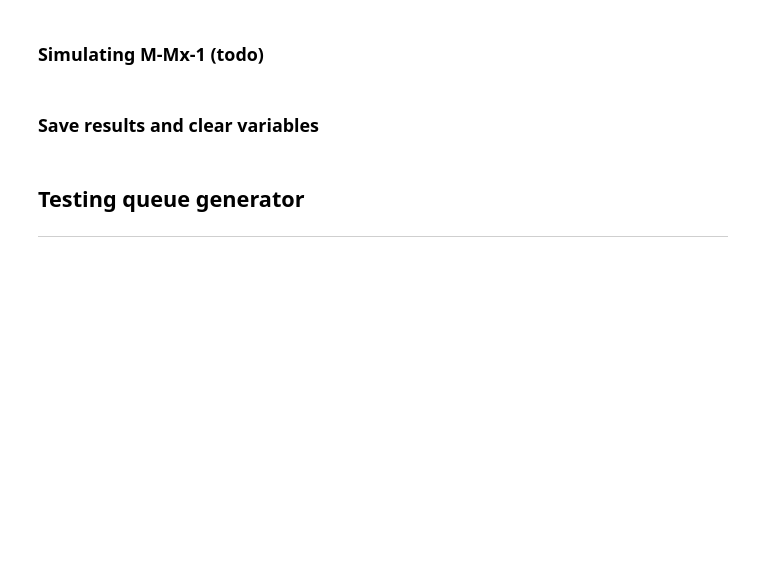
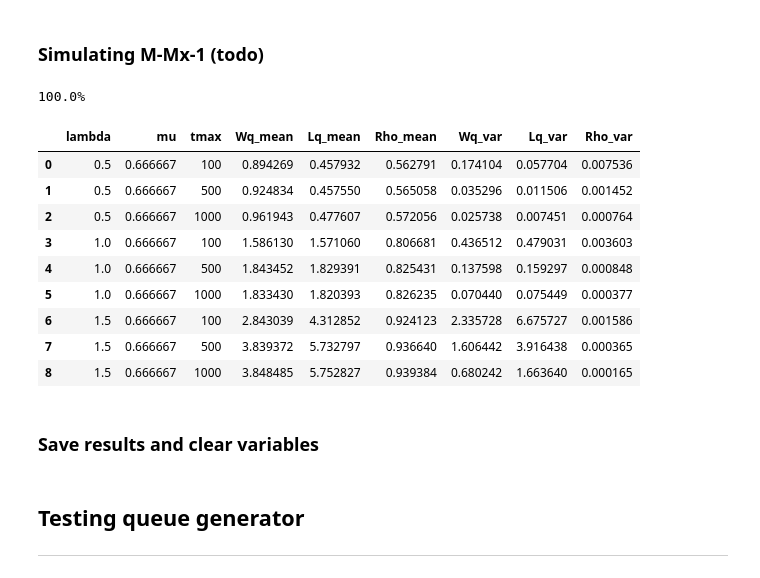
Before and after one commit to eriky-tn/CREEM_GGc_Simulation, a Jupyter notebook: exp_ggc.ipynb, the cells around one changed output. Drawn from its saved outputs; the diff is of its cells as text; code cells hidden in the pictures; blank space fills up the shorter version.

```diff
--- a/exp_ggc.ipynb
+++ b/exp_ggc.ipynb
@@ -234,5 +288,37 @@ sim_MM1.head(10)
 # %% [markdown]
 ### Simulating M-Mx-1  (todo)
+# %%
+sim_MMx1 = pd.DataFrame()
+
+for batch in dep_batchs:
+    sim = tab_mc_queue(
+        lambdas = lambdas,
+        mus = mus,
+        tmaxs = tmaxs,
+        farr = lambda lmbda: lambda: np.random.exponential(1/lmbda), # so we have a function for each lambda
+        fdep = lambda mu: lambda: np.random.exponential(1/mu),
+        nserv = 1,
+        farr_batch = lambda: 1,
+        fdep_batch = lambda: batch,
+        rep_mc = rep_mc,
+    )
+    sim["batch"] = batch
+    sim_MMx1 = pd.concat([sim_MMx1, sim], ignore_index=True)
+# %% [output]
+100.0%
+# %%
+sim_MMx1.head(10)
+# %% [output]
+|  | lambda | mu | tmax | Wq_mean | Lq_mean | Rho_mean | Wq_var | Lq_var | Rho_var |
+| 0 | 0.5 | 0.666667 | 100 | 0.894269 | 0.457932 | 0.562791 | 0.174104 | 0.057704 | 0.007536 |
+| 1 | 0.5 | 0.666667 | 500 | 0.924834 | 0.457550 | 0.565058 | 0.035296 | 0.011506 | 0.001452 |
+| 2 | 0.5 | 0.666667 | 1000 | 0.961943 | 0.477607 | 0.572056 | 0.025738 | 0.007451 | 0.000764 |
+| 3 | 1.0 | 0.666667 | 100 | 1.586130 | 1.571060 | 0.806681 | 0.436512 | 0.479031 | 0.003603 |
+| 4 | 1.0 | 0.666667 | 500 | 1.843452 | 1.829391 | 0.825431 | 0.137598 | 0.159297 | 0.000848 |
+| 5 | 1.0 | 0.666667 | 1000 | 1.833430 | 1.820393 | 0.826235 | 0.070440 | 0.075449 | 0.000377 |
+| 6 | 1.5 | 0.666667 | 100 | 2.843039 | 4.312852 | 0.924123 | 2.335728 | 6.675727 | 0.001586 |
+| 7 | 1.5 | 0.666667 | 500 | 3.839372 | 5.732797 | 0.936640 | 1.606442 | 3.916438 | 0.000365 |
+| 8 | 1.5 | 0.666667 | 1000 | 3.848485 | 5.752827 | 0.939384 | 0.680242 | 1.663640 | 0.000165 |
 # %% [markdown]
 ### Save results and clear variables
 # %%
```
Also changed, not shown: parts of 22 cells of this notebook, 1 other file.
